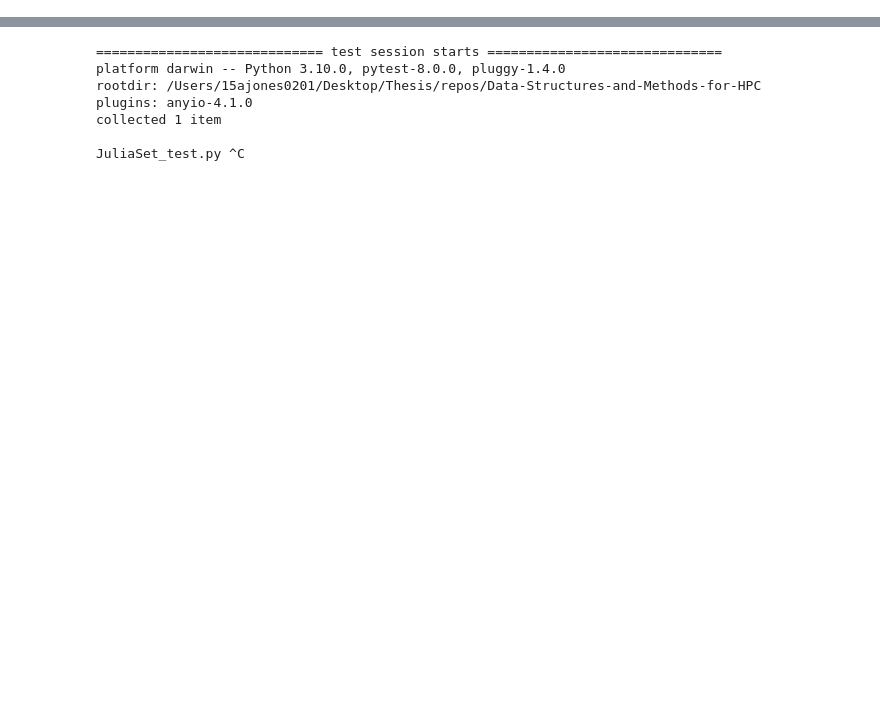
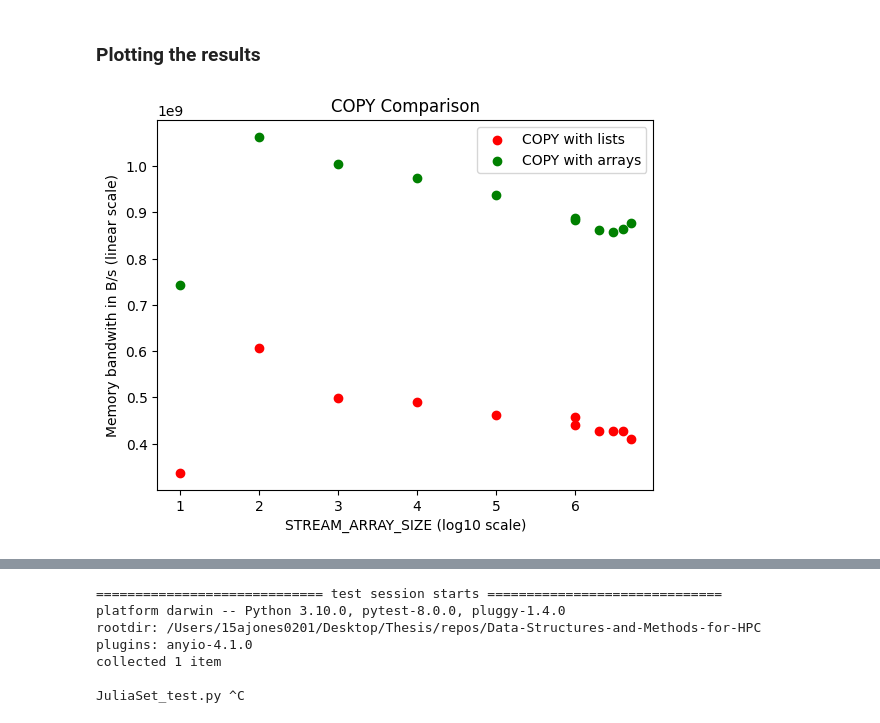
Before and after one commit to 15ajones/Data-Structures-and-Methods-for-HPC, a Jupyter notebook: assignment2.ipynb, the cells around one changed output, grey strips where cells are left out. Cells and saved outputs as stored; diff of their text form; code cells hidden in the pictures; blank space fills up the shorter version.

```diff
--- a/assignment2.ipynb
+++ b/assignment2.ipynb
@@ -0,0 +173,35 @@
+# %% [markdown]
+### Plotting the results
+# %%
+import matplotlib.pyplot as plt
+import numpy as np
+
+
+def get_points_xy(operation_id, array_sizes, results):
+    points = []
+
+    for i in range(len(array_sizes)):
+        points.append([array_sizes[i], results[i][operation_id]])
+
+
+    data = np.array([points])
+    x, y = data.T
+
+    x = np.log10(x)
+
+    return [x, y]
+
+
+def plot_operation(operation_id, results, color, label):
+    x, y = get_points_xy(operation_id, array_sizes_to_test, results)
+    plt.scatter(x, y, color=color, marker='o', label=label)
+# %%
+plot_operation(0, results_list, 'red', 'copy list')
+plot_operation(0, results_array, 'green', 'copy array')
+plt.legend(['COPY with lists','COPY with arrays'])
+plt.title("COPY Comparison")
+plt.xlabel('STREAM_ARRAY_SIZE (log10 scale)')
+plt.ylabel('Memory bandwith in B/s (linear scale)')
+plt.show()
+# %% [output]
+[figure, added]
```
Also changed, not shown: parts of 22 cells of this notebook.
